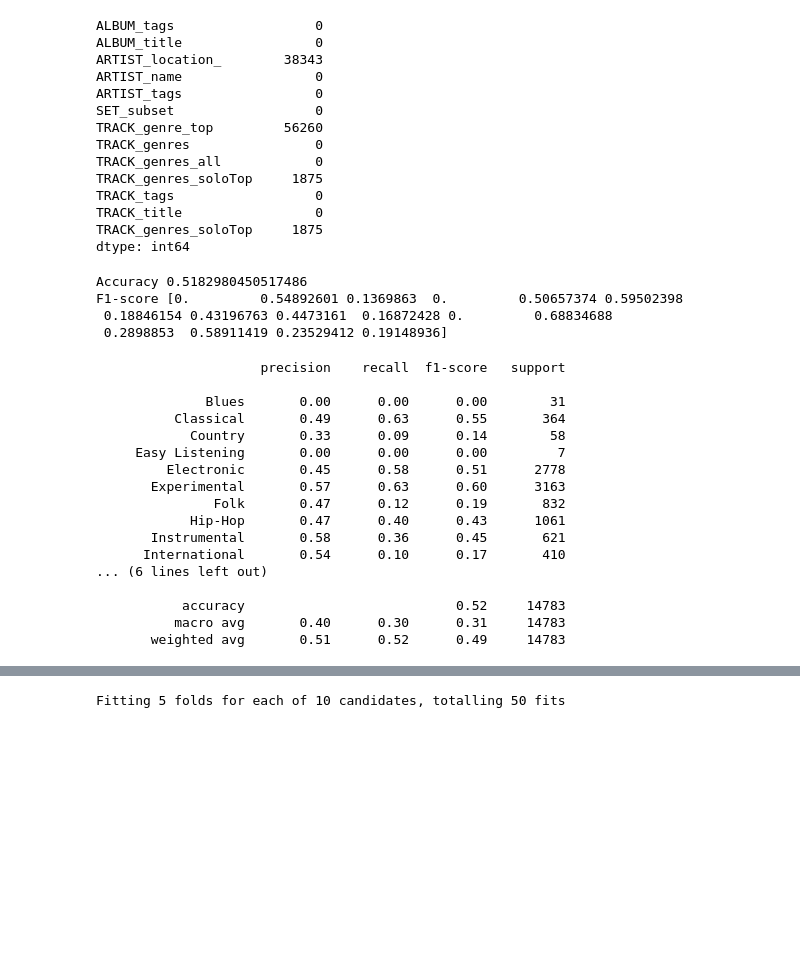
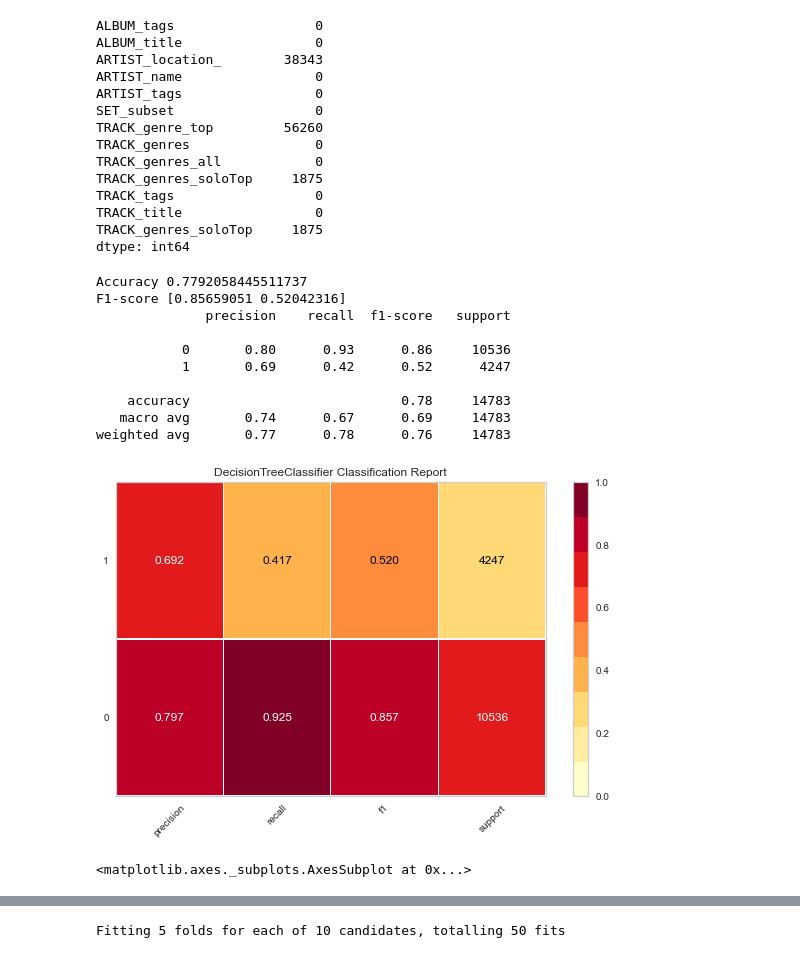
Before and after one commit to cri98li/Data-Mining-2-Project-ts-classification, a Jupyter notebook: Fase 1.2.ipynb, the cells around one changed output, grey strips where cells are left out. Saved outputs shown, nothing was run; the diff lists cells and outputs as text; code cells hidden in the pictures; blank space fills up the shorter version.

```diff
--- a/Fase 1.2.ipynb
+++ b/Fase 1.2.ipynb
@@ -192,6 +195,6 @@ for col in column2encode:
 # %%
-class_name = 'TRACK_genre_top'
-attributes = Diff(compl, list(["TRACK_genre_top"]))
+class_name = 'Rock'
+attributes = Diff(compl, list(["Rock",'TRACK_genre_top']))
 
 df2 = df[df.TRACK_genre_top.isna() == False]
 
@@ -220,34 +223,34 @@ TRACK_title                 0
 TRACK_genres_soloTop     1875
 dtype: int64
 # %%
-clf = DecisionTreeClassifier(min_samples_leaf=29, max_depth=20, min_samples_split=100, random_state=42) #senza bitmap
+clf = DecisionTreeClassifier(min_samples_leaf=30, max_depth=10, min_samples_split=50, random_state=42) #senza bitmap
 #clf = DecisionTreeClassifier(max_depth=60, min_samples_leaf=1, min_samples_split=70) #Con bitmap
 clf.fit(X_train, y_train)
-
 y_pred0 = clf.predict(X_test)
+y_score = clf.predict_proba(X_test)
 
 print('Accuracy %s' % accuracy_score(y_test, y_pred0))
 print('F1-score %s' % f1_score(y_test, y_pred0, average=None))
 print(classification_report(y_test, y_pred0))
 # %% [output]
-Accuracy 0.5182980450517486
-F1-score [0.         0.54892601 0.1369863  0.         0.50657374 0.59502398
- 0.18846154 0.43196763 0.4473161  0.16872428 0.         0.68834688
- 0.2898853  0.58911419 0.23529412 0.19148936]
+Accuracy 0.7792058445511737
+F1-score [0.85659051 0.52042316]
+              precision    recall  f1-score   support
+
+           0       0.80      0.93      0.86     10536
+           1       0.69      0.42      0.52      4247
+
+    accuracy                           0.78     14783
+   macro avg       0.74      0.67      0.69     14783
+weighted avg       0.77      0.78      0.76     14783
-                     precision    recall  f1-score   support
-
-              Blues       0.00      0.00      0.00        31
-          Classical       0.49      0.63      0.55       364
-            Country       0.33      0.09      0.14        58
-     Easy Listening       0.00      0.00      0.00         7
-         Electronic       0.45      0.58      0.51      2778
-       Experimental       0.57      0.63      0.60      3163
-               Folk       0.47      0.12      0.19       832
-            Hip-Hop       0.47      0.40      0.43      1061
-       Instrumental       0.58      0.36      0.45       621
-      International       0.54      0.10      0.17       410
-... (6 lines left out)
-
-           accuracy                           0.52     14783
-          macro avg       0.40      0.30      0.31     14783
-       weighted avg       0.51      0.52      0.49     14783
+# %%
+from yellowbrick.classifier import ClassificationReport
+
+visualizer = ClassificationReport(clf, support=True)
+
+visualizer.fit(X_train, y_train)
+visualizer.score(X_test, y_test)
+visualizer.show()
+# %% [output]
+[figure, added]
+<matplotlib.axes._subplots.AxesSubplot at 0x...>
```
Also changed, not shown: parts of 19 cells of this notebook.
